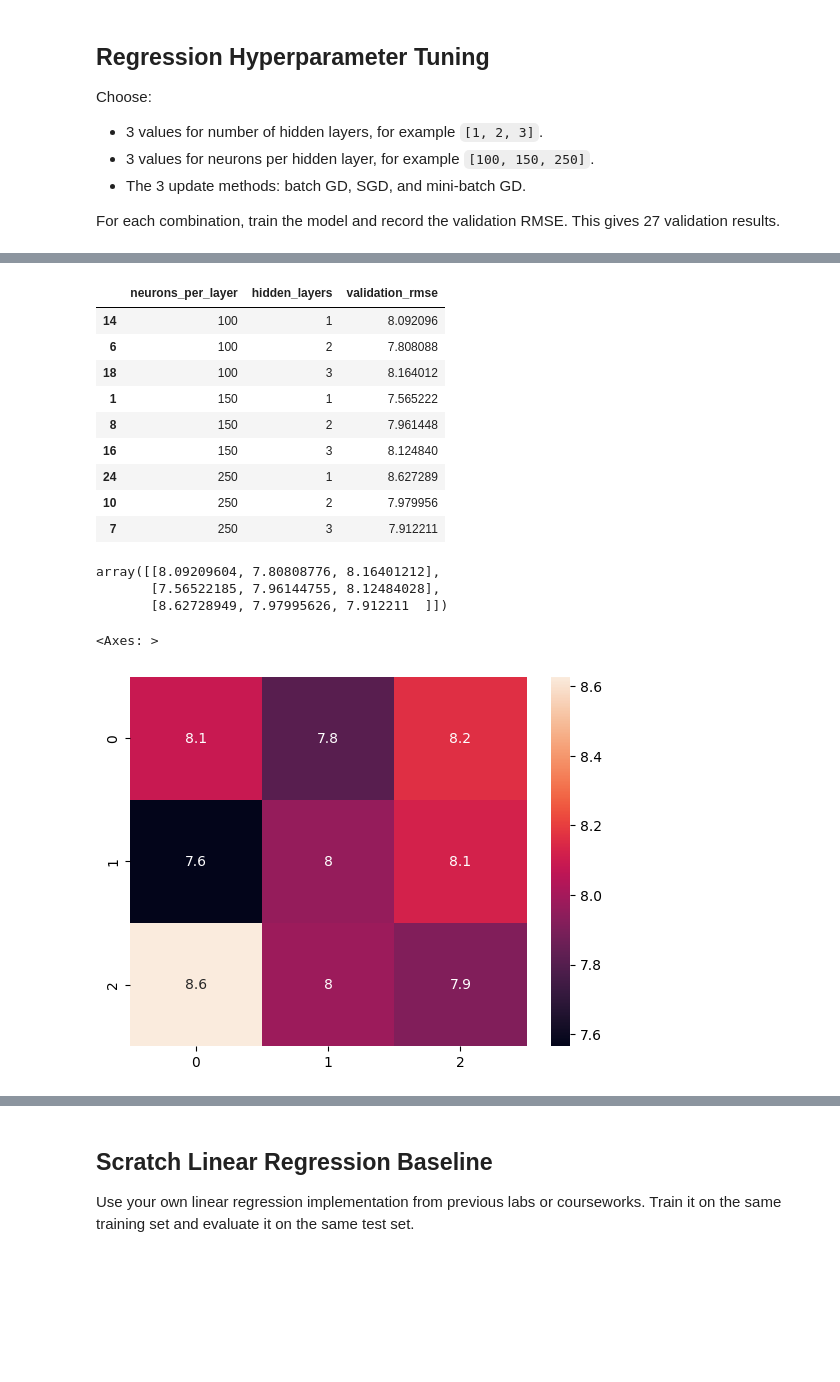
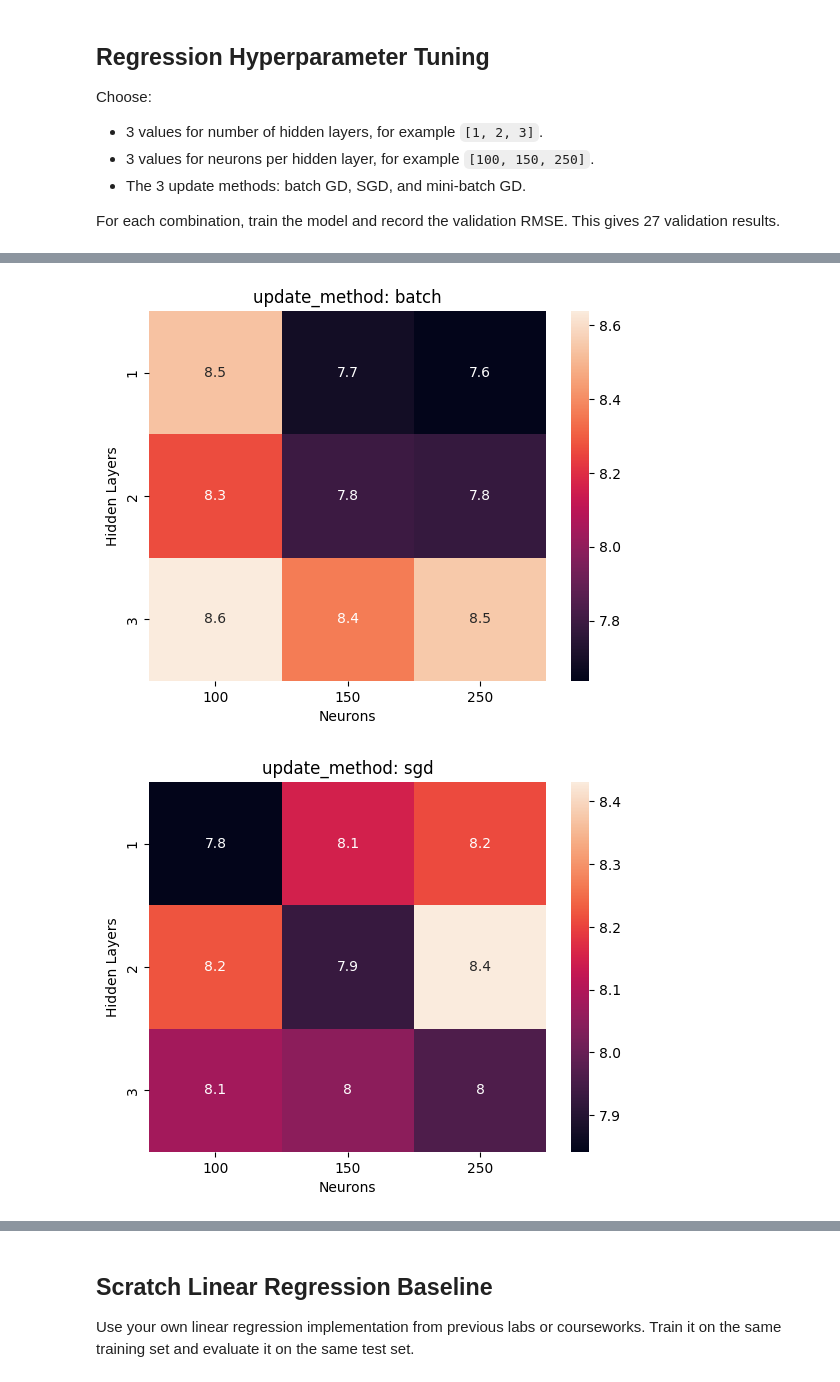
Before and after one commit to davi-dressler/fgv_tacd, a Jupyter notebook: fgv-class-2026-tarefa-3/Tarefa_3_template.ipynb, the cells around one changed output, grey strips where cells are left out. Cells and saved outputs as stored; diff of their text form; code cells hidden in the pictures; blank space fills up the shorter version.

```diff
--- a/fgv-class-2026-tarefa-3/Tarefa_3_template.ipynb
+++ b/fgv-class-2026-tarefa-3/Tarefa_3_template.ipynb
@@ -647,26 +637,12 @@ raise NotImplementedError
-# %%
-raw_sgd = regression_results[regression_results["update_method"] == "sgd"][["neurons_per_layer", "hidden_layers", "validation_rmse"]].sort_values(["neurons_per_layer", "hidden_layers"])
-raw_sgd
-# %% [output]
-|  | neurons_per_layer | hidden_layers | validation_rmse |
-| 14 | 100 | 1 | 8.092096 |
-| 6 | 100 | 2 | 7.808088 |
-| 18 | 100 | 3 | 8.164012 |
-| 1 | 150 | 1 | 7.565222 |
-| 8 | 150 | 2 | 7.961448 |
-| 16 | 150 | 3 | 8.124840 |
-| 24 | 250 | 1 | 8.627289 |
-| 10 | 250 | 2 | 7.979956 |
-| 7 | 250 | 3 | 7.912211 |
-# %%
-data_sgd = raw_sgd.values[:,-1].reshape((3,3))
-data_sgd
-# %% [output]
-array([[8.09209604, 7.80808776, 8.16401212],
-       [7.56522185, 7.96144755, 8.12484028],
-       [8.62728949, 7.97995626, 7.912211  ]])
-# %%
-sns.heatmap(data_sgd, annot= True)
-# %% [output]
-<Axes: >
-[figure, removed]
+# %%
+for update_method in regression_update_methods:
+    raw = regression_results[regression_results["update_method"] == update_method][["neurons_per_layer", "hidden_layers", "validation_rmse"]].sort_values(["hidden_layers", "neurons_per_layer"])
+    data = raw.values[:,-1].reshape((3,3))
+    sns.heatmap(data, annot= True, xticklabels= regression_neurons, yticklabels= regression_hidden_layers)
+    plt.title(f"update_method: {update_method}")
+    plt.ylabel("Hidden Layers")
+    plt.xlabel("Neurons")
+    plt.show()
+# %% [output]
+[figure, added]
+[figure, added]
```
Also changed, not shown: parts of 20 cells of this notebook.
